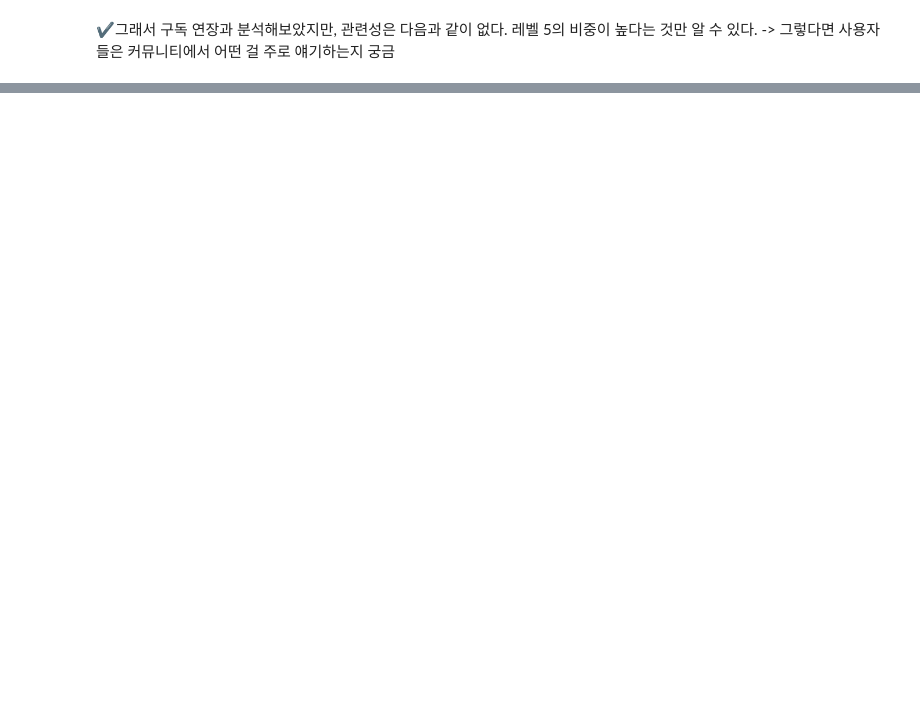
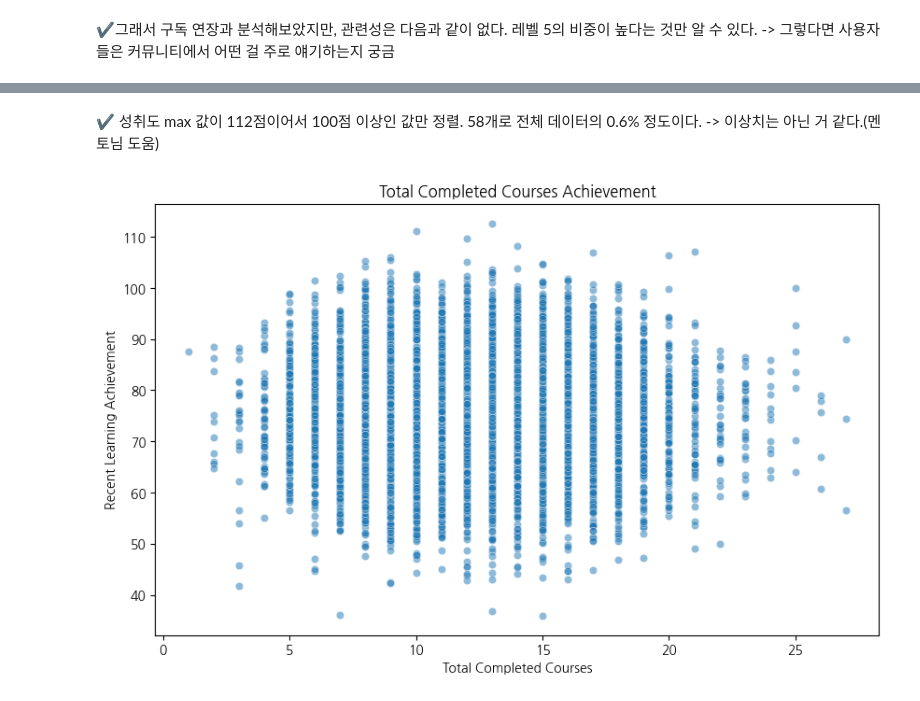
Before and after one commit to kesiss777/wassup3, a Jupyter notebook: 05_Data_Analysis/DA_Mini_Project.ipynb, the cells around one changed output, grey strips where cells are left out. Drawn from its saved outputs; the diff is of its cells as text; code cells hidden in the pictures; blank space fills up the shorter version.

```diff
--- a/05_Data_Analysis/DA_Mini_Project.ipynb
+++ b/05_Data_Analysis/DA_Mini_Project.ipynb
@@ -258,0 +309,13 @@ plt.show()
+# %% [markdown]
+✔️ 성취도 max 값이 112점이어서 100점 이상인 값만 정렬. 58개로 전체 데이터의 0.6% 정도이다. -> 이상치는 아닌 거 같다.(멘토님 도움)
+# %%
+plt.figure(figsize=(10, 6))
+sns.scatterplot(data=data, x='total_completed_courses', y='recent_learning_achievement', alpha=0.5)
+plt.title('Total Completed Courses Achievement')
+plt.xlabel('Total Completed Courses')
+plt.ylabel('Recent Learning Achievement')
+
+plt.savefig('Total Completed Courses Achievement.png')
+plt.show()
+# %% [output]
+[figure, added]
```
Also changed, not shown: parts of 24 cells of this notebook, 8 other files.
